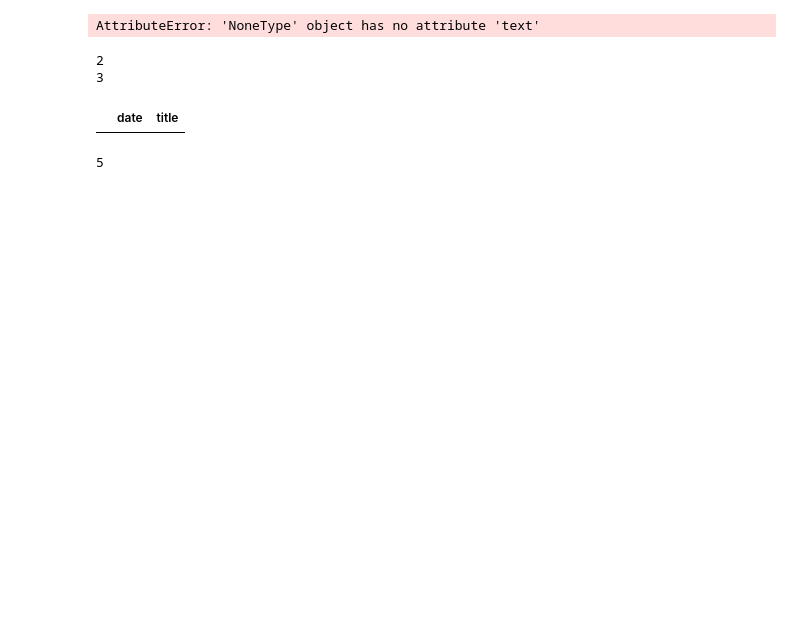
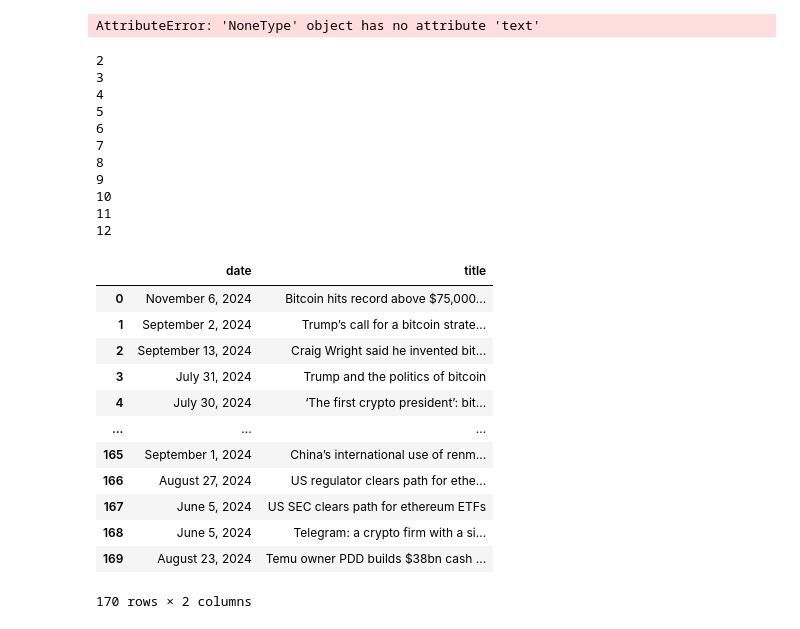
Before and after one commit to Rojhak/web_scraping, a Jupyter notebook: bitcoin_news.ipynb, the cells around one changed output. Cells and saved outputs as stored; diff of their text form; code cells hidden in the pictures; blank space fills up the shorter version.

```diff
--- a/bitcoin_news.ipynb
+++ b/bitcoin_news.ipynb
@@ -69,46 +69,60 @@ df = pd.DataFrame(columns=["date", "title"])
 page_num = 1
 proceed = True
 
-while page_num < 3:
+while page_num < 12:
     # Construct the URL with the correct page number
     url = f"https://www.ft.com/search?q=bitcoin&page={page_num}&dateTo=2024-11-07&dateFrom=2024-05-01&sort=relevance&isFirstView=false"
 
     # Fetch the page
     response = requests.get(url)
     soup = BeautifulSoup(response.text, "html.parser")  # Use "html.parser" correctly
 
     # # Check if page is 404
     # if soup.title and soup.title.text == "404 Not Found":
     #     proceed = False
     # else:
         # Find titles and dates
-    titles = soup.find_all('div', class_='o-teaser__heading')
+    titles =soup.find_all('a', class_='js-teaser-heading-link')
     dates = soup.find_all('div', class_='o-teaser__timestamp')
 
     # Extract and store data
     for title, date in zip(titles, dates):
-        text = title.find('a').get_text(strip=True)
+        text = title.get_text(strip=True)
         date_text = date.find('time').get_text(strip=True)
         length = len(df)
 
         # Assign data to the DataFrame
         df.loc[length, "date"] = date_text
         df.loc[length, "title"] = text
 
     # Increment page number
     page_num += 1
     print(page_num)
 
 # Display the resulting DataFrame
 df
 # %% [output]
 2
 3
+4
+5
+6
+7
+8
+9
+10
+11
+12
 |  | date | title |
+| 0 | November 6, 2024 | Bitcoin hits record above $75,000... |
+| 1 | September 2, 2024 | Trump’s call for a bitcoin strate... |
+| 2 | September 13, 2024 | Craig Wright said he invented bit... |
+| 3 | July 31, 2024 | Trump and the politics of bitcoin |
+| 4 | July 30, 2024 | ‘The first crypto president’: bit... |
+| ... | ... | ... |
+| 165 | September 1, 2024 | China’s international use of renm... |
+| 166 | August 27, 2024 | US regulator clears path for ethe... |
+| 167 | June 5, 2024 | US SEC clears path for ethereum ETFs |
+| 168 | June 5, 2024 | Telegram: a crypto firm with a si... |
+| 169 | August 23, 2024 | Temu owner PDD builds $38bn cash ... |
+170 rows × 2 columns
-# %%
-delt = 1
-for i in range(4):
-    delt += 1
-delt
-# %% [output]
-5
```
Also changed, not shown: parts of 5 cells of this notebook, 2 other files.
